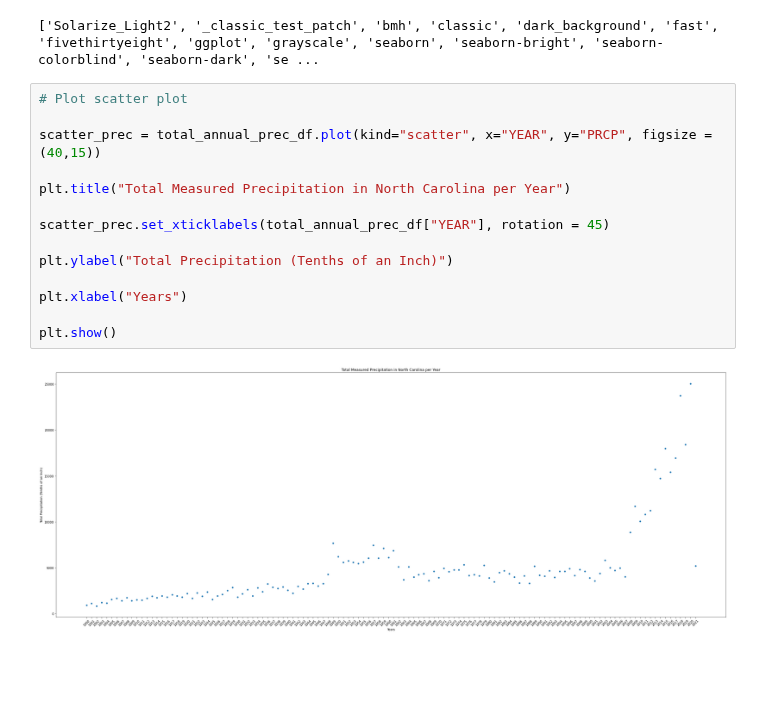
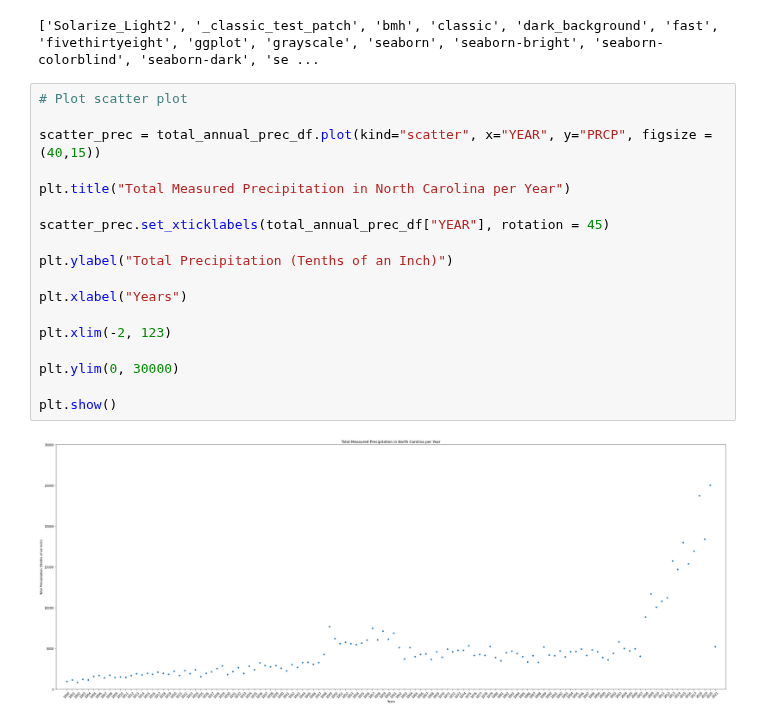
Before and after one commit to 1der4k/Data_Analysis_Project_1, a Jupyter notebook: NC_Precipitation.ipynb, the cells around one changed output. Drawn from its saved outputs; the diff is of its cells as text; blank space fills up the shorter version.

Commit message:
added padding to scatter plot

```diff
--- a/NC_Precipitation.ipynb
+++ b/NC_Precipitation.ipynb
@@ -198,16 +198,20 @@ print(plt.style.available)
 # %%
 # Plot scatter plot
 
 scatter_prec = total_annual_prec_df.plot(kind="scatter", x="YEAR", y="PRCP", figsize = (40,15))
 
 plt.title("Total Measured Precipitation in North Carolina per Year")
 
 scatter_prec.set_xticklabels(total_annual_prec_df["YEAR"], rotation = 45)
 
 plt.ylabel("Total Precipitation (Tenths of an Inch)")
 
 plt.xlabel("Years")
 
+plt.xlim(-2, 123)
+
+plt.ylim(0, 30000)
+
 plt.show()
 # %% [output]
-[figure, old version]
+[figure, new version]
```
